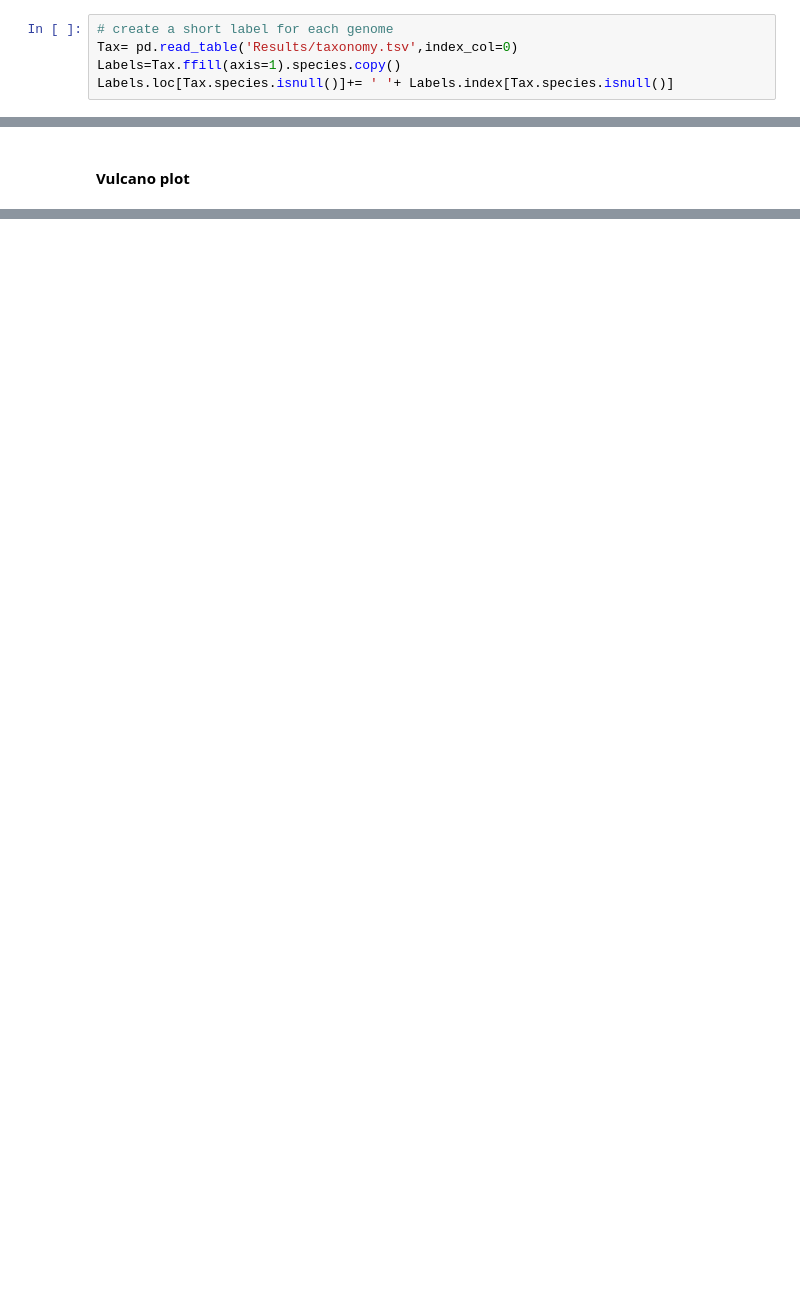
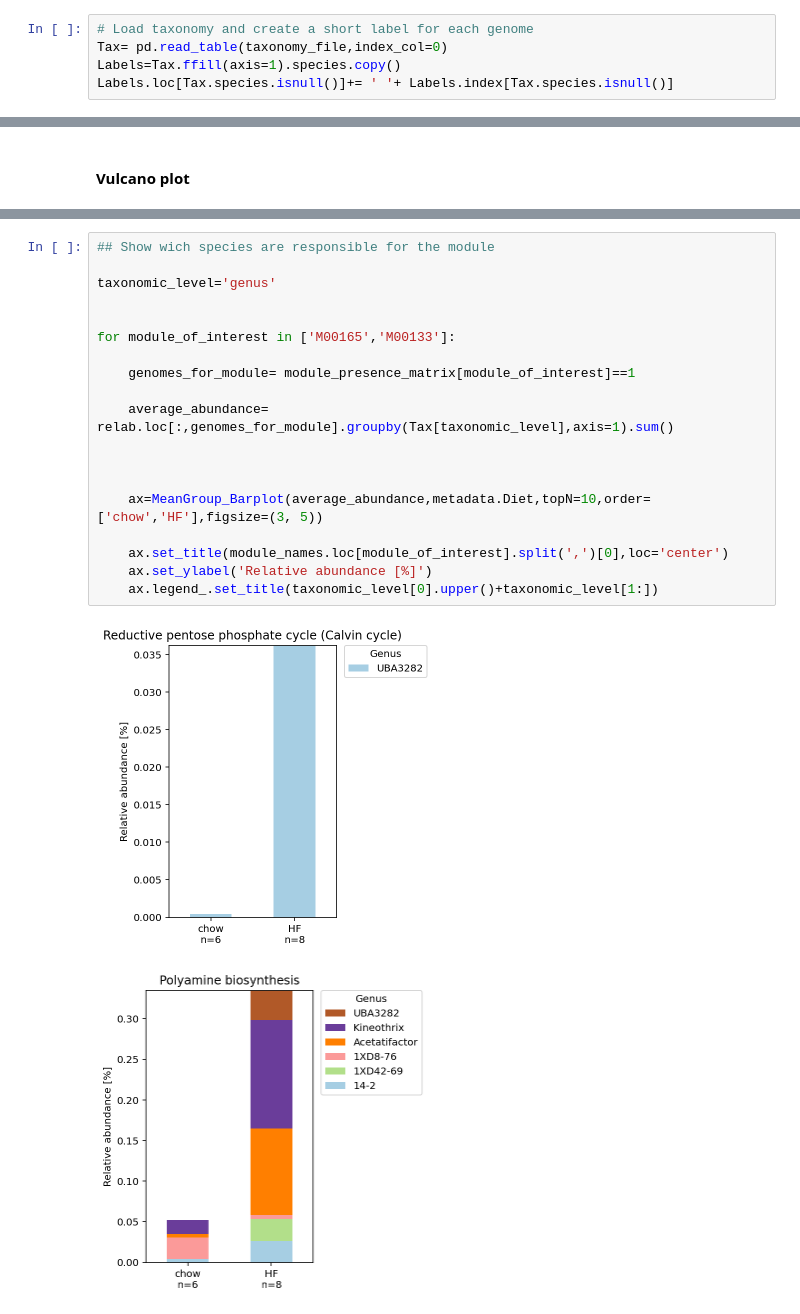
Before and after one commit to metagenome-atlas/Tutorial, a Jupyter notebook: Python/Differential_abundance.ipynb, the cells around one changed output, grey strips where cells are left out. Drawn from its saved outputs; the diff is of its cells as text; blank space fills up the shorter version.

```diff
--- a/Python/Differential_abundance.ipynb
+++ b/Python/Differential_abundance.ipynb
@@ -37,6 +60,6 @@ sns.swarmplot(y='Body_weight',x='Diet',data=metadata)
 # %%
-# create a short label for each genome
-Tax= pd.read_table('Results/taxonomy.tsv',index_col=0)
+# Load taxonomy and create a short label for each genome
+Tax= pd.read_table(taxonomy_file,index_col=0)
 Labels=Tax.ffill(axis=1).species.copy()
 Labels.loc[Tax.species.isnull()]+= ' '+ Labels.index[Tax.species.isnull()]
 # %% [markdown]
@@ -178,0 +287,22 @@ Tax.loc[genome_of_interest]
+# %%
+## Show wich species are responsible for the module
+
+taxonomic_level='genus'
+
+
+for module_of_interest in ['M00165','M00133']:
+
+    genomes_for_module= module_presence_matrix[module_of_interest]==1
+
+    average_abundance= relab.loc[:,genomes_for_module].groupby(Tax[taxonomic_level],axis=1).sum()
+
+
+
+    ax=MeanGroup_Barplot(average_abundance,metadata.Diet,topN=10,order=['chow','HF'],figsize=(3, 5))
+
+    ax.set_title(module_names.loc[module_of_interest].split(',')[0],loc='center')
+    ax.set_ylabel('Relative abundance [%]')
+    ax.legend_.set_title(taxonomic_level[0].upper()+taxonomic_level[1:])
+# %% [output]
+[figure, added]
+[figure, added]
```
Also changed, not shown: parts of 22 cells of this notebook, 7 other files.
